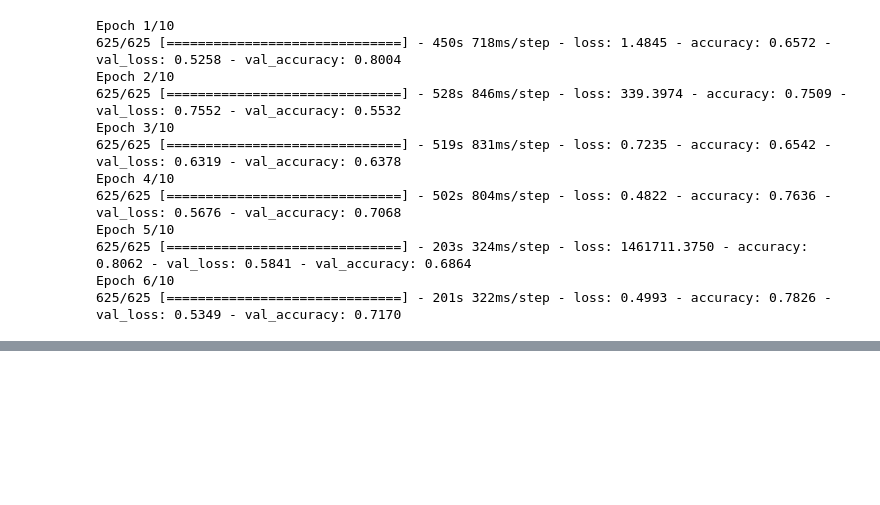
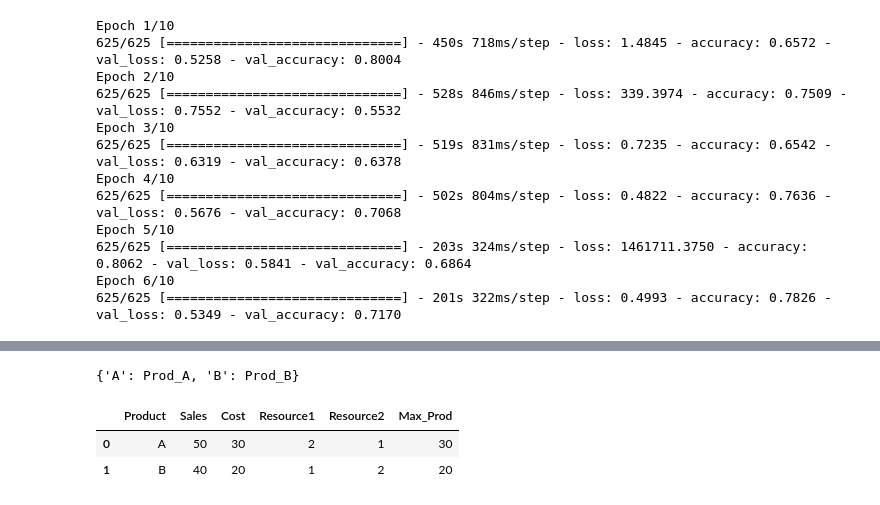
Before and after one commit to sagnikrana/rnn-lstm-genai, a Jupyter notebook: simple_rnn_imdb/simplernn.ipynb, the cells around one changed output, grey strips where cells are left out. Drawn from its saved outputs; the diff is of its cells as text; code cells hidden in the pictures; blank space fills up the shorter version.

```diff
--- a/simple_rnn_imdb/simplernn.ipynb
+++ b/simple_rnn_imdb/simplernn.ipynb
@@ -174,0 +195,10 @@ model.save('pickle-files/simple_rnn_imdb.h5')
+# %%
+decision_vars
+# %% [output]
+{'A': Prod_A, 'B': Prod_B}
+# %%
+df
+# %% [output]
+|  | Product | Sales | Cost | Resource1 | Resource2 | Max_Prod |
+| 0 | A | 50 | 30 | 2 | 1 | 30 |
+| 1 | B | 40 | 20 | 1 | 2 | 20 |
```
Also changed, not shown: parts of 3 cells of this notebook.
